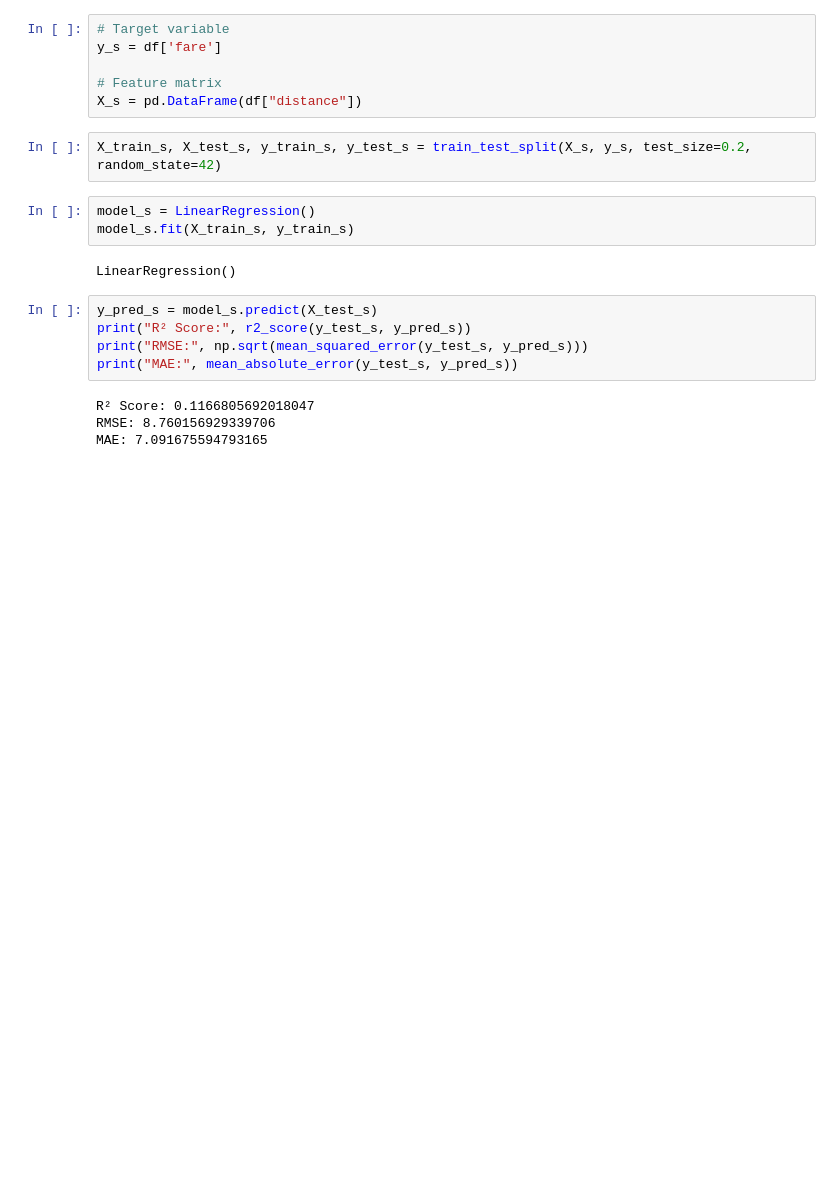
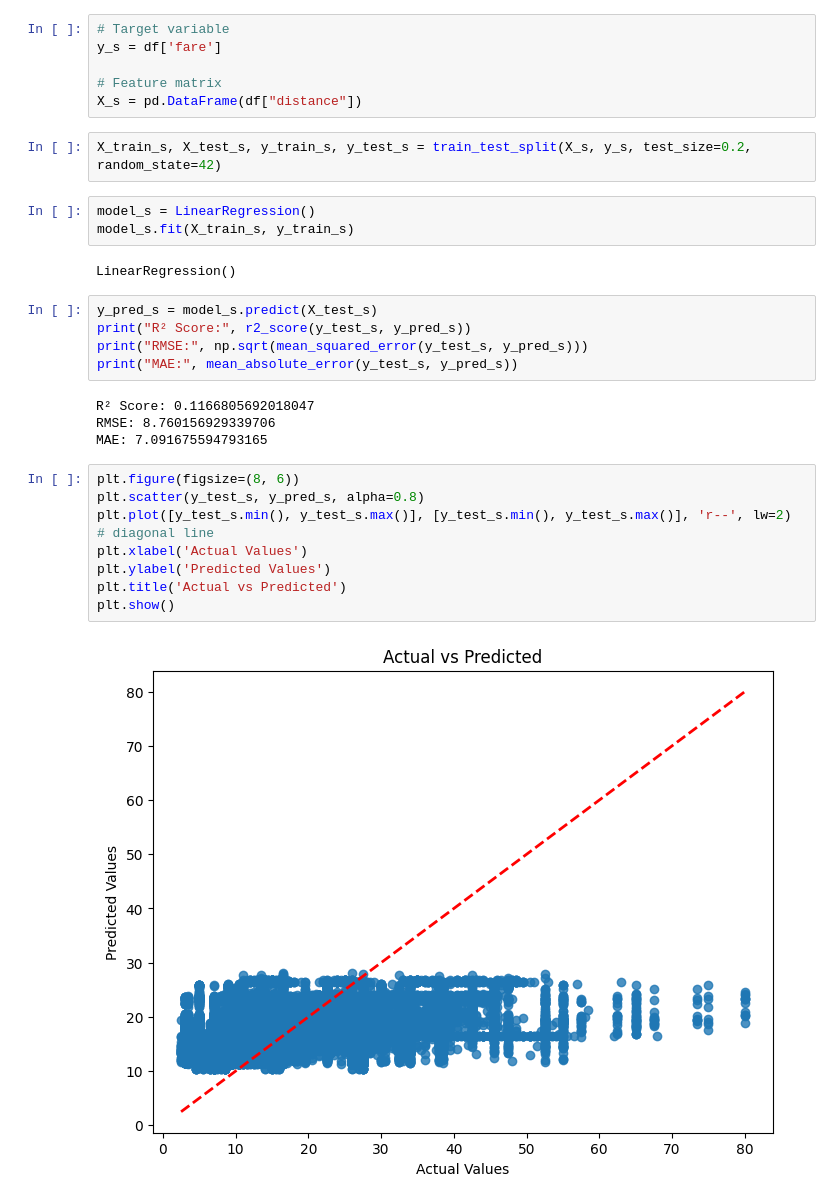
Before and after one commit to Mahir-Uddin0/Uber-Fare-Prediction, a Jupyter notebook: Notebooks/Fare prediction.ipynb, the cells around one changed output. Cells and saved outputs as stored; diff of their text form; blank space fills up the shorter version.

Commit message:
show residual and other plots

```diff
--- a/Notebooks/Fare prediction.ipynb
+++ b/Notebooks/Fare prediction.ipynb
@@ -48,3 +48,13 @@ print("MAE:", mean_absolute_error(y_test_s, y_pred_s))
 R² Score: 0.1166805692018047
 RMSE: 8.760156929339706
 MAE: 7.091675594793165
+# %%
+plt.figure(figsize=(8, 6))
+plt.scatter(y_test_s, y_pred_s, alpha=0.8)
+plt.plot([y_test_s.min(), y_test_s.max()], [y_test_s.min(), y_test_s.max()], 'r--', lw=2)  # diagonal line
+plt.xlabel('Actual Values')
+plt.ylabel('Predicted Values')
+plt.title('Actual vs Predicted')
+plt.show()
+# %% [output]
+[figure, added]
```
Also changed, not shown: parts of 3 cells of this notebook.
